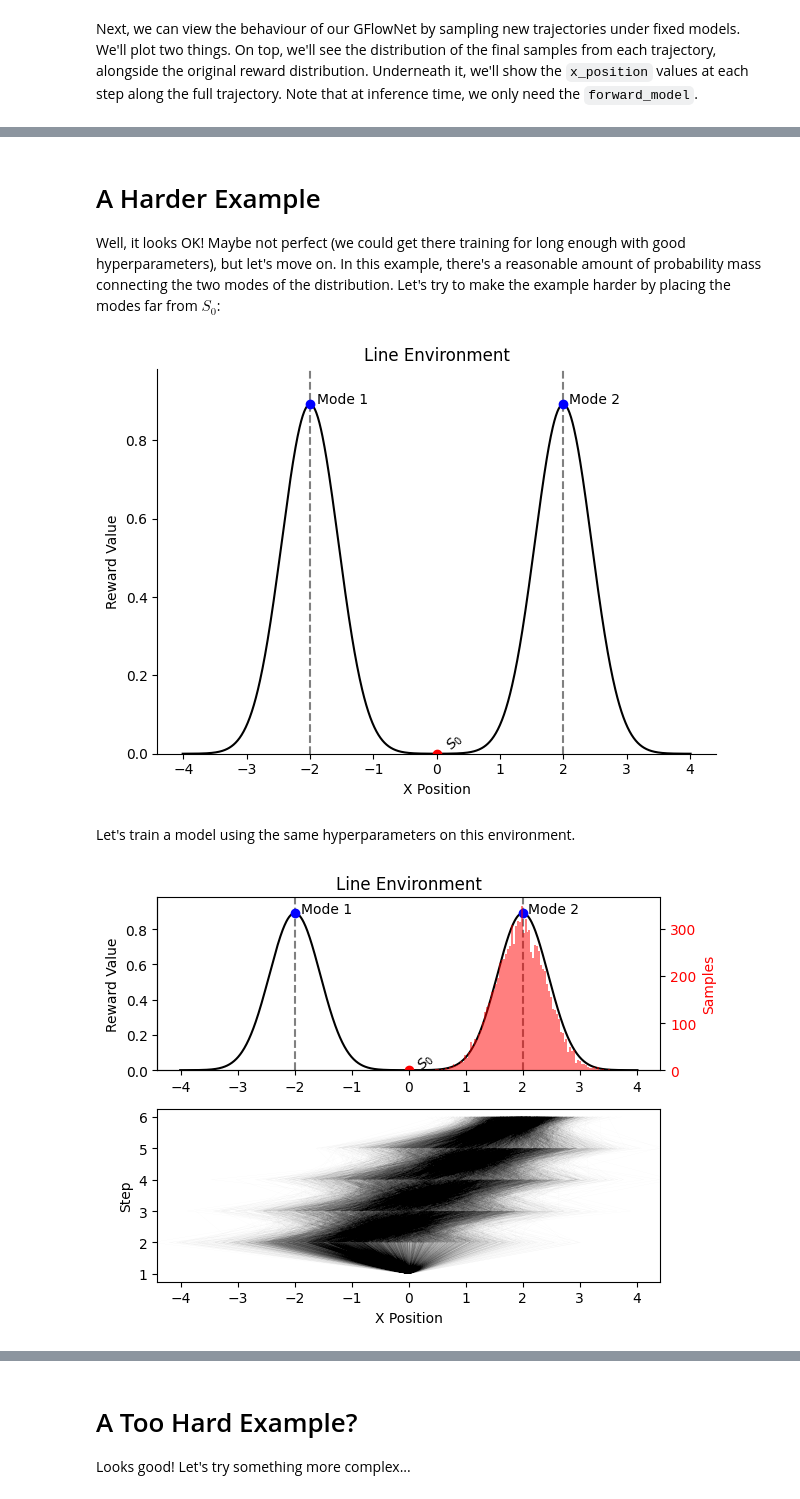
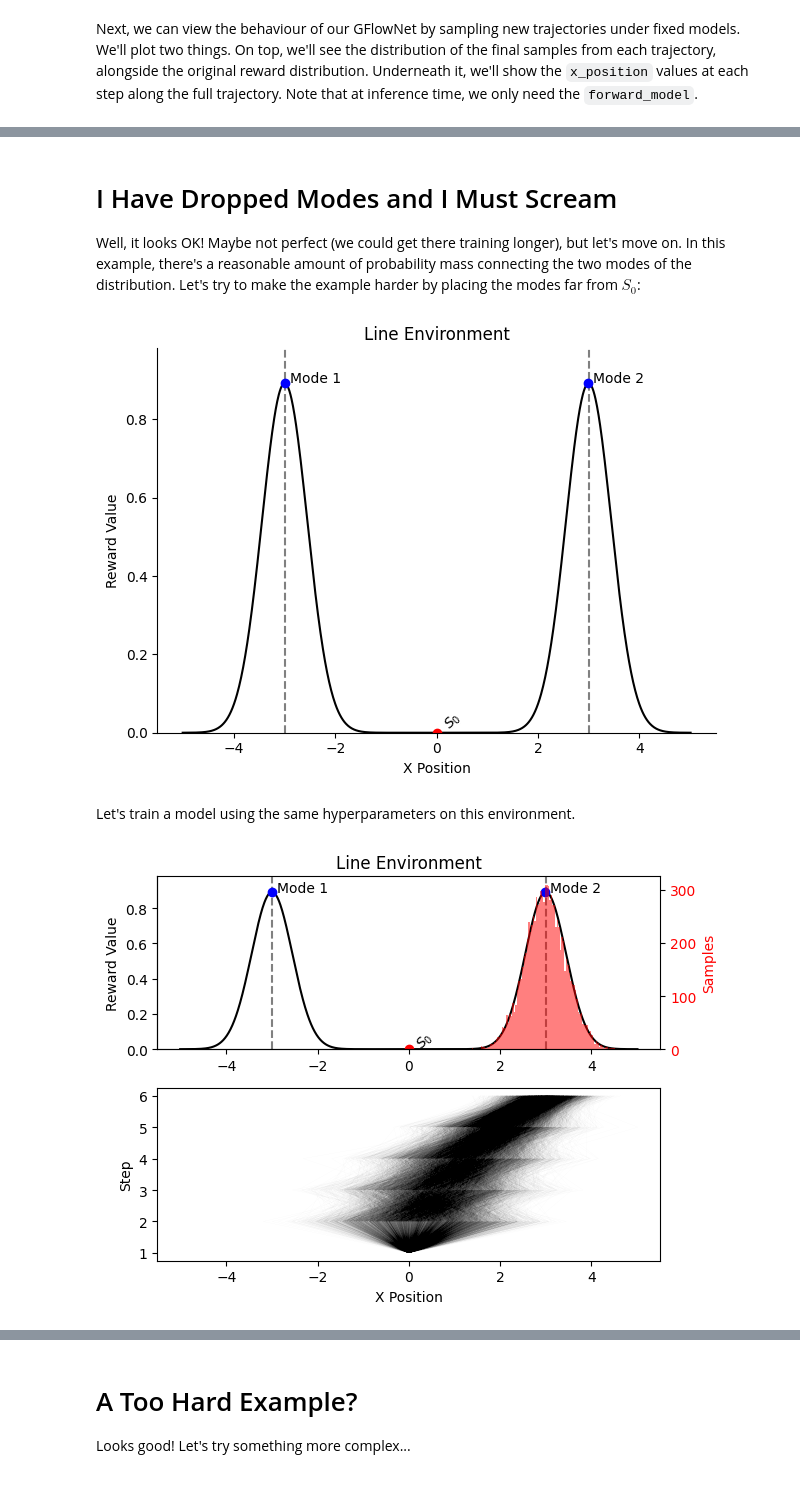
Before and after one commit to GFNOrg/torchgfn, a Jupyter notebook: tutorials/notebooks/intro_gfn_continuous_line_simple.ipynb, the cells around one changed output, grey strips where cells are left out. Cells and saved outputs as stored; diff of their text form; code cells hidden in the pictures.

```diff
--- a/tutorials/notebooks/intro_gfn_continuous_line_simple.ipynb
+++ b/tutorials/notebooks/intro_gfn_continuous_line_simple.ipynb
@@ -131,7 +150,7 @@ class LineEnvironment():
         self.sigmas = torch.tensor([math.sqrt(v) for v in variances])
         self.variances = torch.tensor(variances)
         self.mixture = [
-            Normal(torch.tensor(m), torch.tensor(s)) for m, s in zip(mus, self.sigmas)
+            Normal(m, s) for m, s in zip(self.mus, self.sigmas)
         ]
 
         self.n_sd = n_sd
@@ -142,7 +161,7 @@ class LineEnvironment():
         assert self.lb < self.init_value < self.ub
 
     def log_reward(self, x):
-        """Sum of the exponential of each log probability in the mixture."""
+        """Log of the sum of the exponential of each log probability in the mixture."""
         return torch.logsumexp(torch.stack([m.log_prob(x) for m in self.mixture], 0), 0)
 
     @property
@@ -203,7 +236,13 @@ Below is a simple training loop. We're going to use Trajectory Balance (TB), so
 These models will be used to predict the parameters of the policies themselves.
 # %%
 def setup_experiment(hid_dim=64, lr_model=1e-3, lr_logz=1e-1):
+    """Generate the learned parameters and optimizer for an experiment.
 
+    Forward and backward models are MLPs with a single hidden layer. logZ is
+    a single parameter. Note that we give logZ a higher learning rate, which is
+    a common trick used when utilizing Trajectory Balance.
+    """
+    # Input = [x_position, n_steps], Output = [mus, standard_deviations].
     forward_model = torch.nn.Sequential(torch.nn.Linear(2, hid_dim),
                                         torch.nn.ELU(),
                                         torch.nn.Linear(hid_dim, hid_dim),
@@ -236,12 +277,13 @@ We finally calculate the `log_reward` from the terminal states under our environ
 
 This should only take a few minutes to train:
 # %%
-def train(seed, batch_size, trajectory_length, env, device, n_iterations=10_000):
+def train(seed, batch_size, trajectory_length, env, device, n_iterations):
     """Continuous GFlowNet training loop, with the Trajectory Balance objective."""
     seed_all(seed)
     forward_model, backward_model, logZ, optimizer = setup_experiment()  # Default hyperparameters used.
     losses = []
     tbar = trange(n_iterations)
+    true_logZ = env.log_partition
 
     for it in tbar:
         optimizer.zero_grad()
@@ -255,40 +297,42 @@ def train(seed, batch_size, trajectory_length, env, device, n_iterations=10_000)
 
         # Forward loop to generate full trajectory and compute logPF.
         for t in range(trajectory_length):
-            policy_dist = get_policy_dist(forward_model, x)
-            action = policy_dist.sample()
-            logPF += policy_dist.log_prob(action)
+            policy_dist = get_policy_dist(forward_model, x)  # TODO: Fill in the blank here.
+            action = policy_dist.sample()  # TODO: Fill in the blank here.
+            logPF += policy_dist.log_prob(action)  # TODO: Fill in the blank here.
 
             new_x = step(x, action)
             trajectory[:, t + 1, :] = new_x
             x = new_x
 
         # Backward loop to compute logPB from existing trajectory under the backward policy.
-        for t in range(trajectory_length, 2, -1):
-            policy_dist = get_policy_dist(backward_model, trajectory[:, t, :])
-            action = trajectory[:, t, 0] - trajectory[:, t - 1, 0]
-            logPB += policy_dist.log_prob(action)
+        for t in range(trajectory_length, 0, -1):
+            policy_dist = get_policy_dist(backward_model, trajectory[:, t, :])  # TODO: Fill in the blank here.
+            action = trajectory[:, t, 0] - trajectory[:, t - 1, 0]  # TODO: Fill in the blank here.
+            logPB += policy_dist.log_prob(action)  # TODO: Fill in the blank here.
 
-        log_reward = env.log_reward(trajectory[:, -1, 0])  # Reward from the final state.
+        log_reward = env.log_reward(trajectory[:, -1, 0])  # Reward from the final state.  # TODO: Fill in the blank here.
 
         # Compute Trajectory Balance Loss.
-        loss = (logZ + logPF - logPB - log_reward).pow(2).mean()
+        loss = (logZ + logPF - logPB - log_reward).pow(2).mean()  # TODO: Fill in the blank here.
         loss.backward()
         optimizer.step()
         losses.append(loss.item())
 
         if it % 100 == 0:
-            tbar.set_description("Training iter {}: (loss={:.3f}, estimated logZ={:.3f}, LR={}".format(
+            tbar.set_description("Training iter {}: (loss={:.3f}, estimated logZ={:.3f}, true logZ={:.3f}, LR={}".format(
                 it,
                 np.array(losses[-100:]).mean(),
                 logZ.item(),
+                true_logZ,
                 optimizer.param_groups[0]['lr'],
                 )
             )
 
     return (forward_model, backward_model, logZ)
 
-forward_model, backward_model, logZ = train(seed, batch_size, trajectory_length, env, device)
+n_iterations = 5000
+forward_model, backward_model, logZ = train(seed, batch_size, trajectory_length, env, device, n_iterations)
 # %% [markdown]
 Next, we can view the behaviour of our GFlowNet by sampling new trajectories under fixed models. We'll plot two things. On top, we'll see the distribution of the final samples from each trajectory, alongside the original reward distribution. Underneath it, we'll show the `x_position` values at each step along the full trajectory. Note that at inference time, we only need the `forward_model`.
 # %%
@@ -318,18 +433,19 @@ render(env, trajectories)
 # %% [markdown]
-# A Harder Example
+# I Have Dropped Modes and I Must Scream
 
-Well, it looks OK! Maybe not perfect (we could get there training for long enough with good hyperparameters), but let's move on. In this example, there's a reasonable amount of probability mass connecting the two modes of the distribution. Let's try to make the example harder by placing the modes far from $S_0$:
+Well, it looks OK! Maybe not perfect (we could get there training longer), but let's move on. In this example, there's a reasonable amount of probability mass connecting the two modes of the distribution. Let's try to make the example harder by placing the modes far from $S_0$:
 # %%
-env = LineEnvironment(mus=[-2, 2], variances=[0.2, 0.2], n_sd=4.5, init_value=0)
+env = LineEnvironment(mus=[-3, 3], variances=[0.2, 0.2], n_sd=4.5, init_value=0)
 render(env)
 # %% [output]
-[figure, old version]
+[figure, new version]
 # %% [markdown]
 Let's train a model using the same hyperparameters on this environment.
 # %%
-forward_model, backward_model, logZ = train(seed, batch_size, trajectory_length, env, device)
+n_iterations = 5000
+forward_model, backward_model, logZ = train_with_correct_PB(seed, batch_size, trajectory_length, env, device, n_iterations)
 trajectories = inference(trajectory_length, forward_model, env)
 render(env, trajectories)
 # %% [output]
-[figure, old version]
+[figure, new version]
 # %% [markdown]
```
Also changed, not shown: parts of 31 cells of this notebook.
